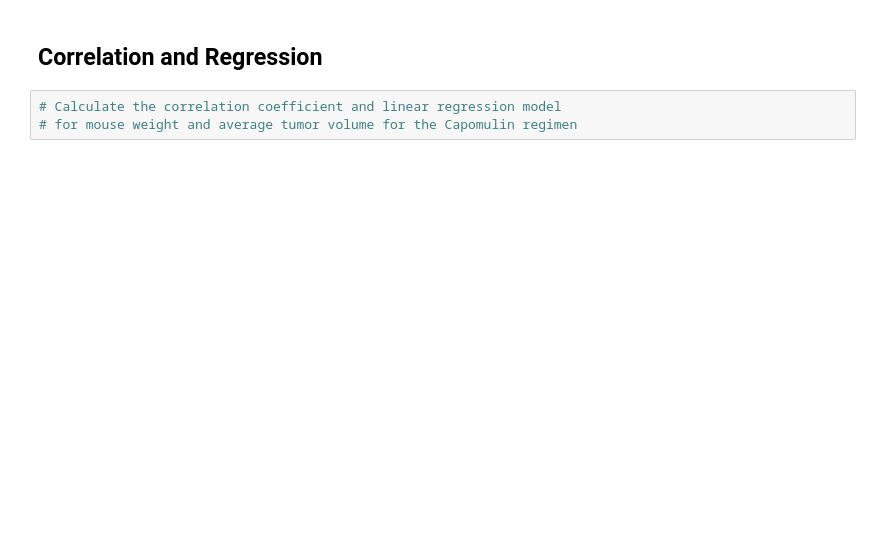
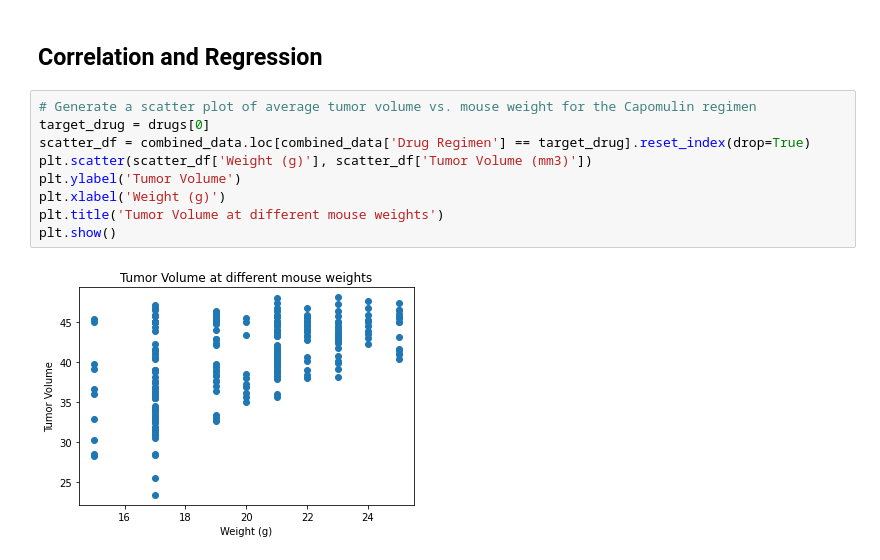
Before and after one commit to Jovh11/Matplotlib-Challenge, a Jupyter notebook: Pymaceuticals/pymaceuticals_starter.ipynb, the cells around one changed output. Drawn from its saved outputs; the diff is of its cells as text; blank space fills up the shorter version.

```diff
--- a/Pymaceuticals/pymaceuticals_starter.ipynb
+++ b/Pymaceuticals/pymaceuticals_starter.ipynb
@@ -216,5 +259,13 @@ Name: Timepoint, dtype: int64
 # %% [markdown]
 ## Correlation and Regression
-# %%
-# Calculate the correlation coefficient and linear regression model
-# for mouse weight and average tumor volume for the Capomulin regimen
+# %%
+# Generate a scatter plot of average tumor volume vs. mouse weight for the Capomulin regimen
+target_drug = drugs[0]
+scatter_df = combined_data.loc[combined_data['Drug Regimen'] == target_drug].reset_index(drop=True)
+plt.scatter(scatter_df['Weight (g)'], scatter_df['Tumor Volume (mm3)'])
+plt.ylabel('Tumor Volume')
+plt.xlabel('Weight (g)')
+plt.title('Tumor Volume at different mouse weights')
+plt.show()
+# %% [output]
+[figure, added]
```
Also changed, not shown: parts of 9 cells of this notebook.
